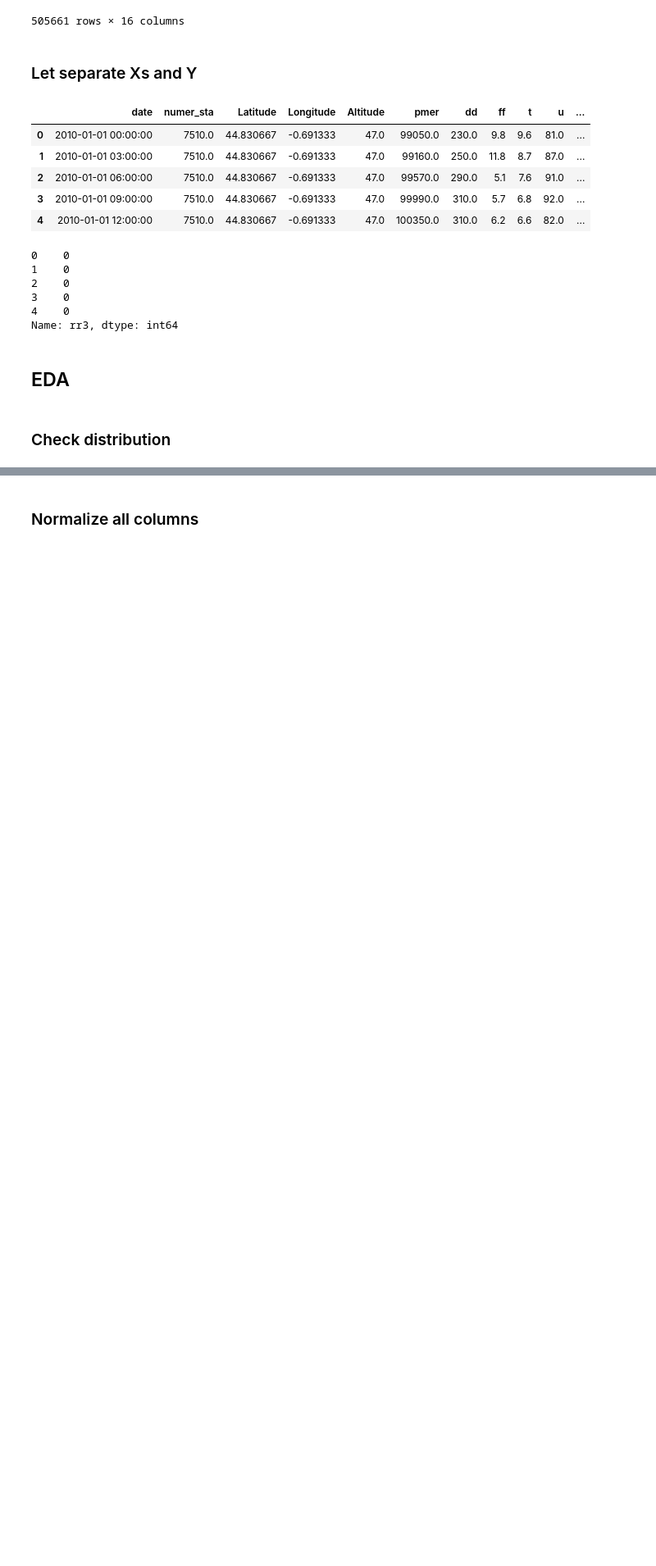
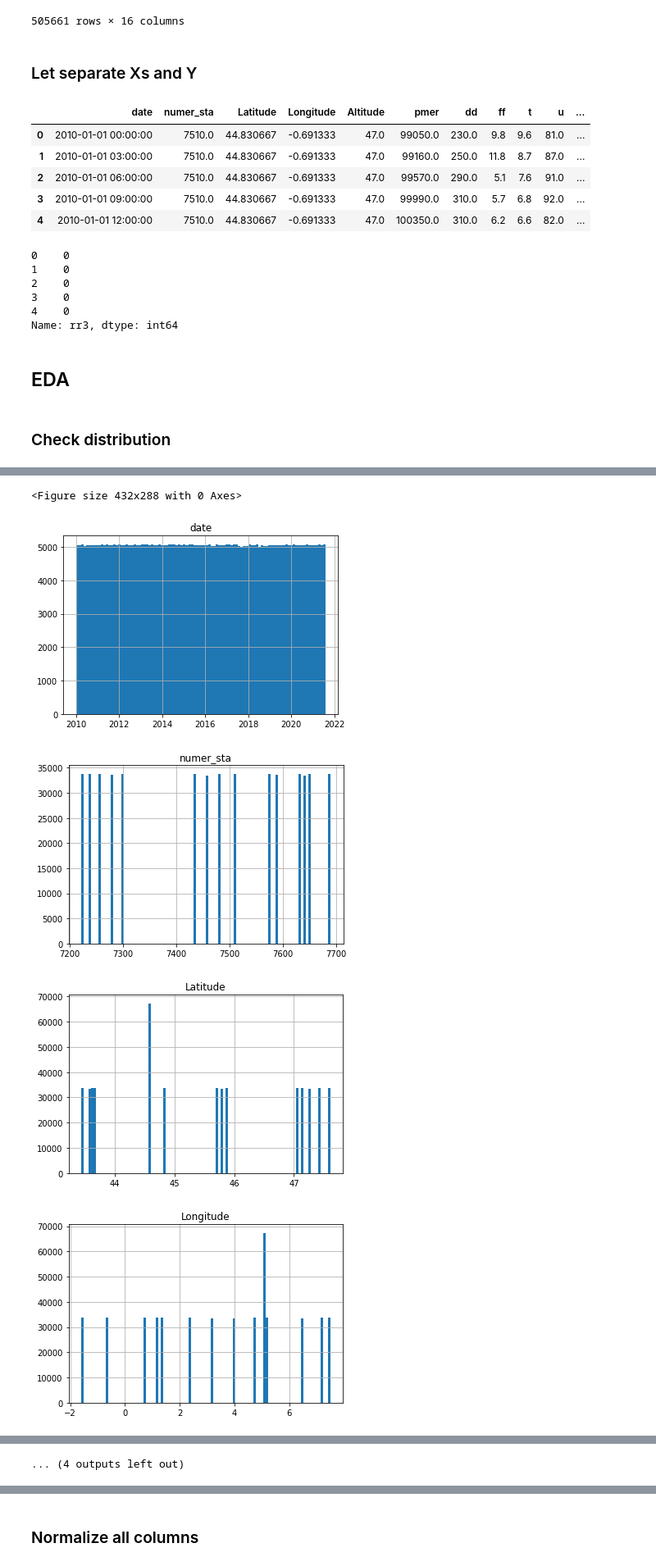
Before and after one commit to MarineThierry/test_project, a Jupyter notebook: notebooks/Test TA - Weather prediction.ipynb, the cells around one changed output, grey strips where cells are left out. Shown at 82% size. Drawn from its saved outputs; the diff is of its cells as text; code cells hidden in the pictures; blank space fills up the shorter version.

```diff
--- a/notebooks/Test TA - Weather prediction.ipynb
+++ b/notebooks/Test TA - Weather prediction.ipynb
@@ -234,0 +333,15 @@ Name: rr3, dtype: int64
+# %%
+
+plt.figure()
+for i,col in enumerate(X.columns):
+    X.hist(column=col,bins=100)
+    # Show/save figure as desired.
+plt.show()
+# Can show all four figures at once by calling plt.show() here, outside the loop.
+#plt.show()
+# %% [output]
+<Figure size 432x288 with 0 Axes>
+[figure, added]
+[figure, added]
+[figure, added]
+[figure, added]
@@ -234,0 +355 @@ Name: rr3, dtype: int64
+... (4 outputs left out)
```
Also changed, not shown: parts of 18 cells of this notebook.
